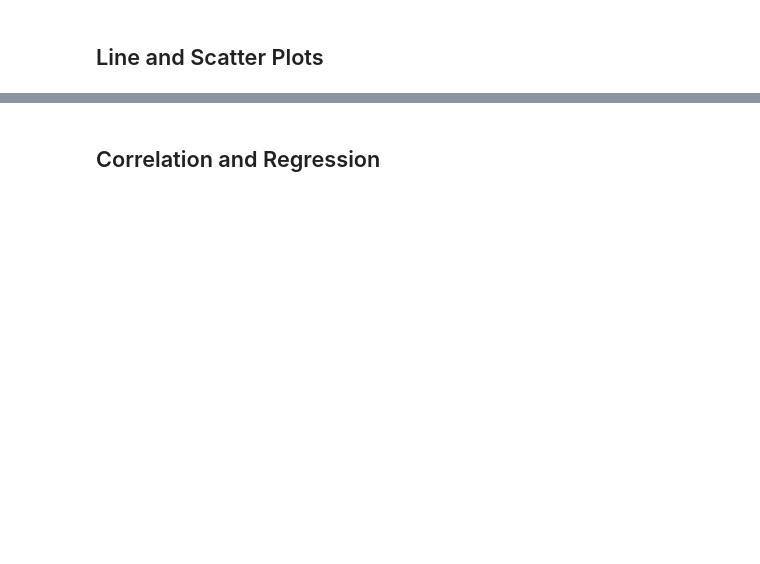
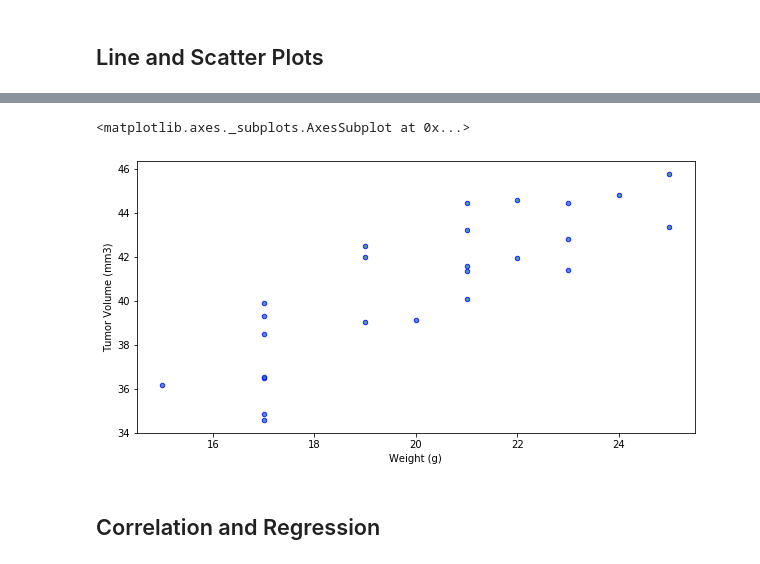
Before and after one commit to eobianyor/Matplotlib-project, a Jupyter notebook: Pymaceuticals/pymaceuticals_starter.ipynb, the cells around one changed output, grey strips where cells are left out. Saved outputs shown, nothing was run; the diff lists cells and outputs as text; code cells hidden in the pictures; blank space fills up the shorter version.

```diff
--- a/Pymaceuticals/pymaceuticals_starter.ipynb
+++ b/Pymaceuticals/pymaceuticals_starter.ipynb
@@ -348,3 +450,36 @@ SyntaxError: invalid syntax (<ipython-input-69-f9db0b4ac95d>, line 8)
+# %%
+# Generate a scatter plot of mouse weight versus average tumor volume for the Capomulin regimen
+Capomulin_ScatPlot_Tum = Capomulin_df.groupby('Mouse ID')['Tumor Volume (mm3)'].mean()
+Capomulin_ScatPlot_Wei = Capomulin_df.groupby('Mouse ID')['Weight (g)'].mean()
+Capomulin_ScatPlot_df = pd.merge(Capomulin_ScatPlot_Tum, Capomulin_ScatPlot_Wei, how='outer', on='Mouse ID')
+Capomulin_ScatPlot_df
+
+Capomulin_ScatPlot_df.plot(kind='scatter', x="Weight (g)", y="Tumor Volume (mm3)", marker="o", edgecolors="blue", alpha=0.8, figsize=(10,5))
+# # plt.title("Mouse weight vs. average tumor volume for the Capomulin regimen")
+# # plt.xlabel("Weight (g)")
+# # plt.ylabel("Tumor Volume (mm3)")
+# # plt.xlim(0, 45)
+# # plt.ylim(30, 50)
+# # plt.show()
+# # plt.tight_layout()
+
+# plt.scatter(x=x_axis, y=data, marker="o", facecolors="orange", edgecolors="blue", s=x_axis, alpha=0.8)
+# -------------------------------------------------------------------------------------------------------
+# Capomulin_ScatPlot_df = Capomulin_df[["Mouse ID", "Weight (g)","Tumor Volume (mm3)"]]
+# Capomulin_ScatPlot_df = Capomulin_ScatPlot_df.set_index("Mouse ID")
+# Capomulin_ScatPlot_df.plot(kind='scatter', x="Weight (g)", y="Tumor Volume (mm3)", figsize=(10,5))
+# # plt.title("Mouse weight vs. average tumor volume for the Capomulin regimen")
+# # plt.xlabel("Weight (g)")
+# # plt.ylabel("Tumor Volume (mm3)")
+# # plt.xlim(0, 45)
+# # plt.ylim(20, 50)
+# # plt.show()
+# # plt.tight_layout()
+
+# # plt.scatter(x=x_axis, y=data, marker="o", facecolors="orange", edgecolors="blue", s=x_axis, alpha=0.8)
+# %% [output]
+<matplotlib.axes._subplots.AxesSubplot at 0x...>
+[figure, added]
 # %% [markdown]
 ## Correlation and Regression
 # %%
```
Also changed, not shown: parts of 6 cells of this notebook.
